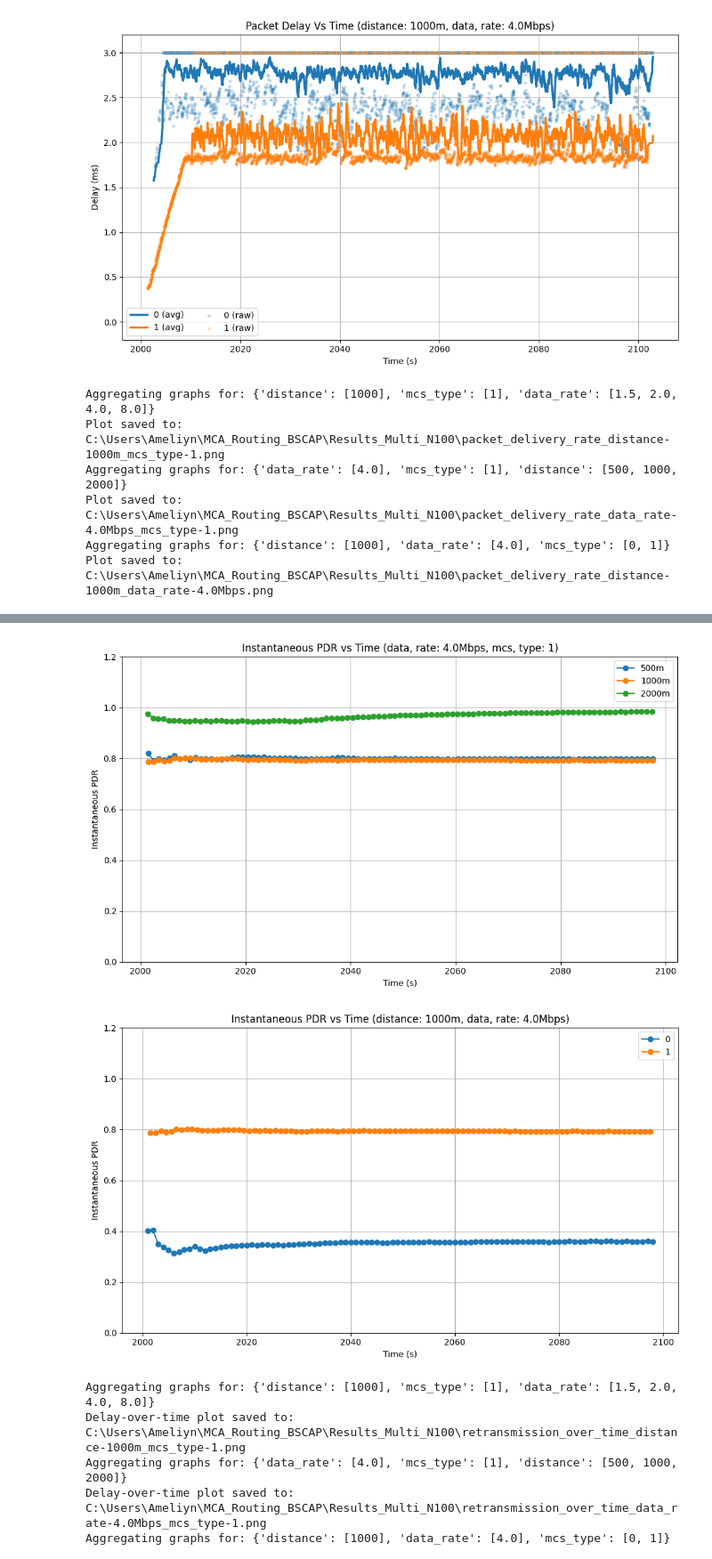
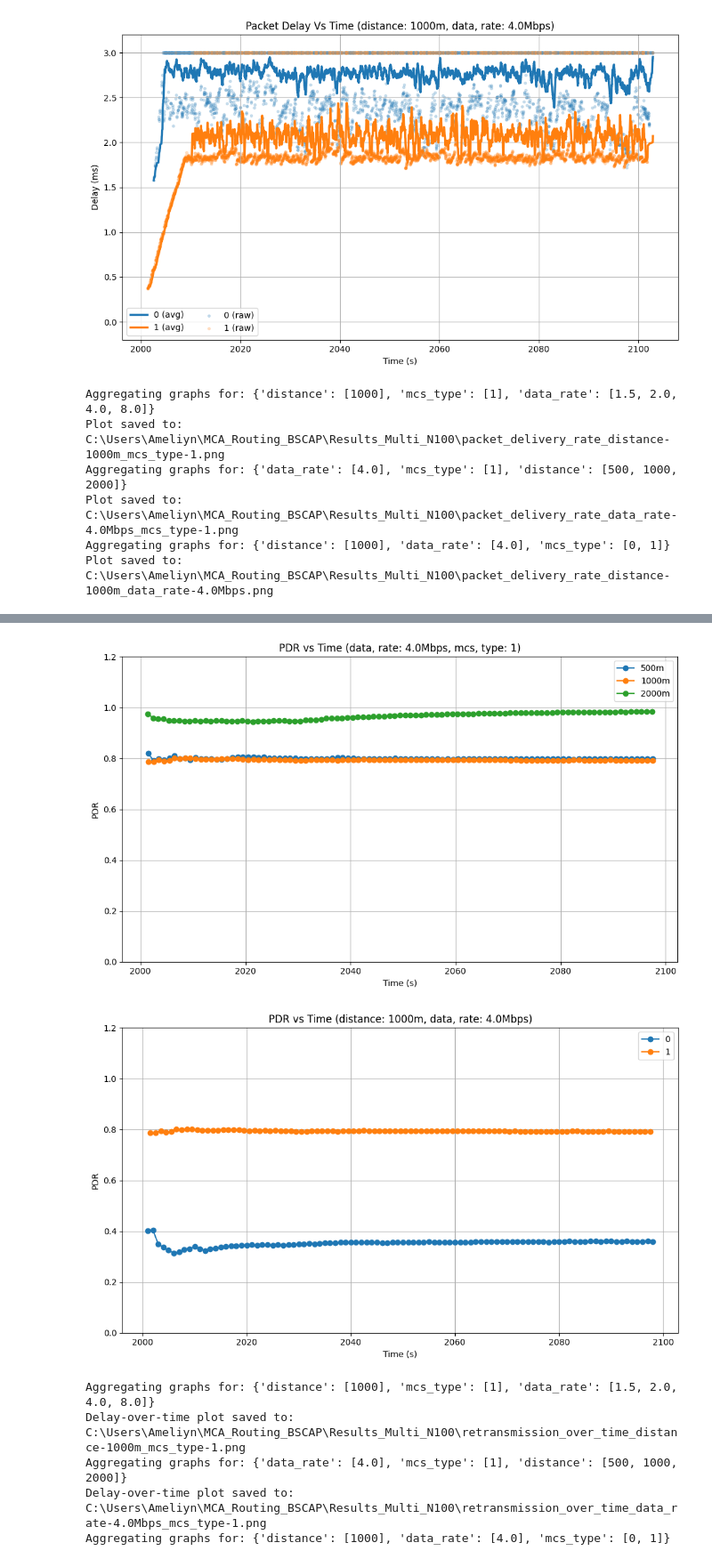
Before and after one commit to Ameliyn/MCA_Routing_BSCAP, a Jupyter notebook: CreateGraphs.ipynb, the cells around one changed output, grey strips where cells are left out. Shown at 89% size. Drawn from its saved outputs; the diff is of its cells as text; code cells hidden in the pictures.

```diff
--- a/CreateGraphs.ipynb
+++ b/CreateGraphs.ipynb
@@ -257,8 +257,8 @@ def plot_delivery_rate_over_time(records_folder: str | Path, flow_mask: dict, it
         plt.plot(filtered_time_starts, pdr_smoothed, marker='o', label=flow_id)
 
     plt.xlabel('Time (s)')
-    plt.ylabel('Instantaneous PDR')
-    plt.title(f'Instantaneous PDR vs Time ({static_features.replace("_", ", ").replace("-",": ")})')
+    plt.ylabel('PDR')
+    plt.title(f'PDR vs Time ({static_features.replace("_", ", ").replace("-",": ")})')
     plt.ylim([0,1.2])
     plt.grid(True)
     plt.legend(loc='upper right')
@@ -294,5 +294,5 @@ Plot saved to: C:\Users\Ameliyn\MCA_Routing_BSCAP\Results_Multi_N100\packet_deli
-[figure, old version]
+[figure, new version]
-[figure, old version]
+[figure, new version]
 # %%
 def plot_retransmission_over_time(records_folder: str | Path, flow_mask: dict, ith=1, nth=5, scatter_alpha=0.2, window=100):
     """
```
Also changed, not shown: parts of 1 cell of this notebook.
